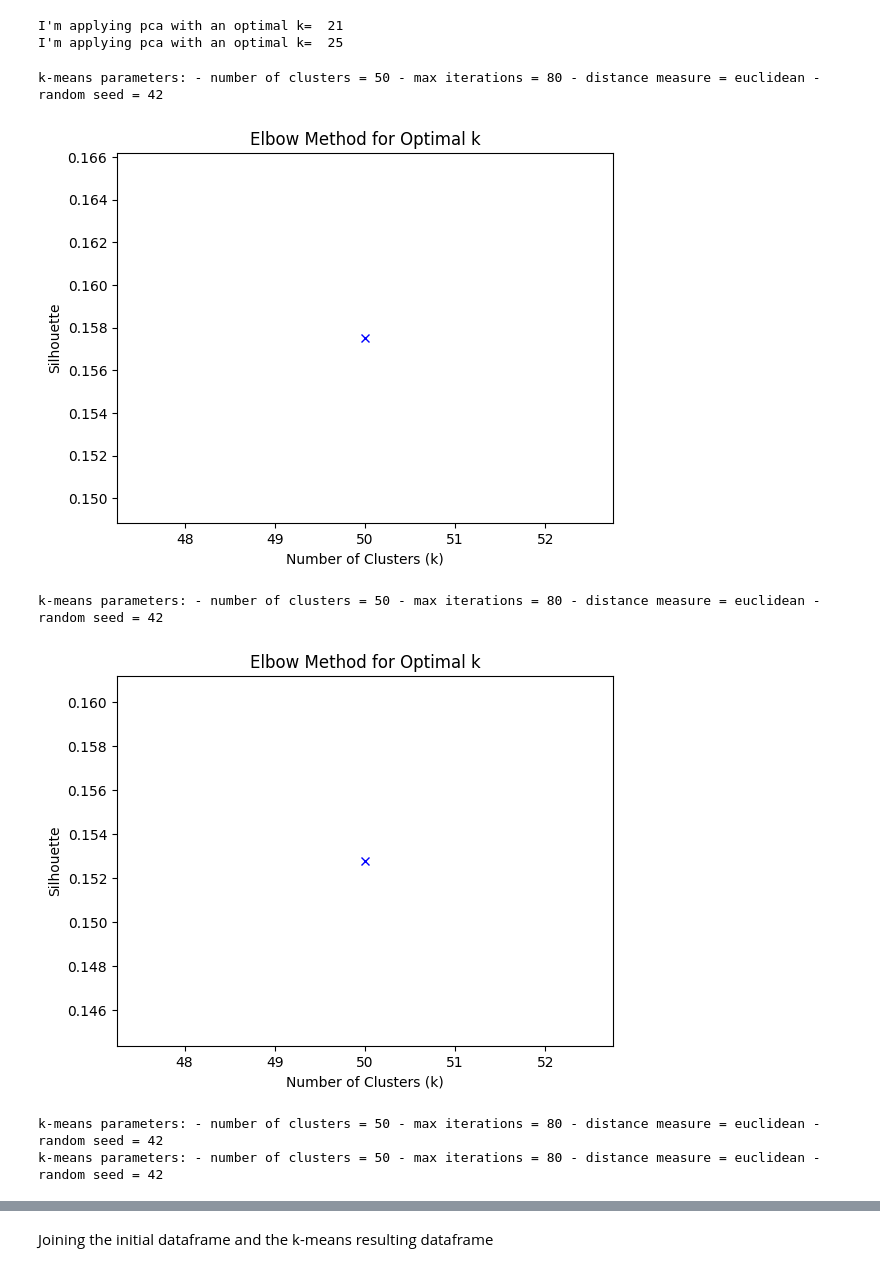
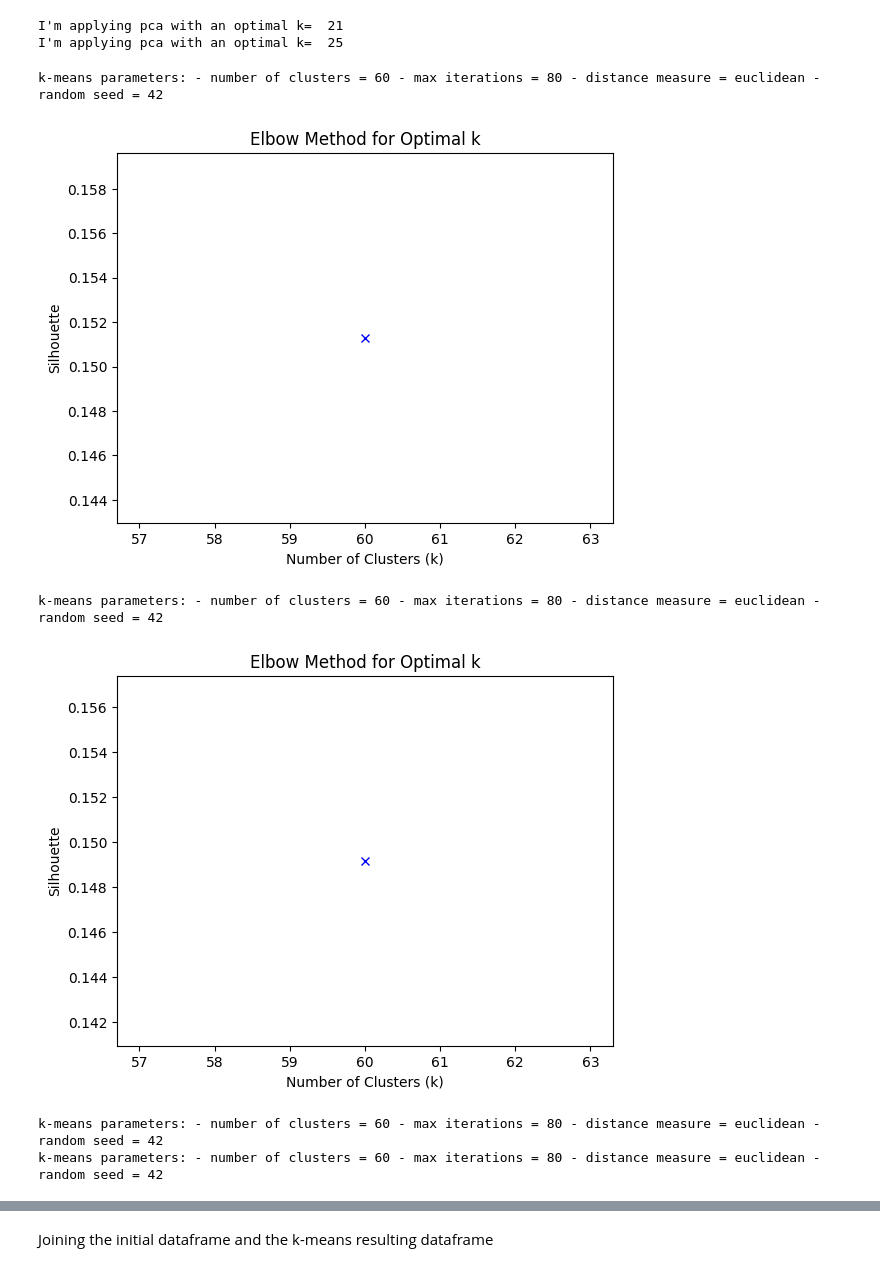
Before and after one commit to MarcoGuarino/Player-Valuation-Forecasting-and-Talent-Scouting, a Jupyter notebook: task2.ipynb, the cells around one changed output, grey strips where cells are left out. Saved outputs shown, nothing was run; the diff lists cells and outputs as text; code cells hidden in the pictures.

```diff
--- a/task2.ipynb
+++ b/task2.ipynb
@@ -552,13 +552,13 @@ I'm applying pca with an optimal k=  21
 I'm applying pca with an optimal k=  25
 # %%
 # def applying_elbow(df, features_col="pcaFeatures", prediction_col="cluster", min_k=60, max_k=100, random_seed=RANDOM_SEED):
-clustering_results1 = applying_elbow(df1_pca, features_col="pcaFeatures", prediction_col="cluster", min_k=50, max_k=51, random_seed=RANDOM_SEED)
-clustering_results2 = applying_elbow(df2_pca, features_col="pcaFeatures", prediction_col="cluster", min_k=50, max_k=51, random_seed=RANDOM_SEED)
+clustering_results1 = applying_elbow(df1_pca, features_col="pcaFeatures", prediction_col="cluster", min_k=60, max_k=61, random_seed=RANDOM_SEED)
+clustering_results2 = applying_elbow(df2_pca, features_col="pcaFeatures", prediction_col="cluster", min_k=60, max_k=61, random_seed=RANDOM_SEED)
 # %% [output]
-k-means parameters: - number of clusters = 50 - max iterations = 80 - distance measure = euclidean - random seed = 42
+k-means parameters: - number of clusters = 60 - max iterations = 80 - distance measure = euclidean - random seed = 42
-[figure, old version]
+[figure, new version]
-k-means parameters: - number of clusters = 50 - max iterations = 80 - distance measure = euclidean - random seed = 42
+k-means parameters: - number of clusters = 60 - max iterations = 80 - distance measure = euclidean - random seed = 42
-[figure, old version]
+[figure, new version]
 # %%
 # obtain the key of the max items of clustering_results
 k_clustering1 = list(dict(sorted(clustering_results1.items(), key=lambda item: item[1], reverse=True)))[0]
@@ -567,8 +567,8 @@ k_clustering2 = list(dict(sorted(clustering_results2.items(), key=lambda item: i
 model1, df_clusters1 = k_means(df1_pca, k_clustering1, features_col="pcaFeatures", prediction_col="cluster", random_seed=RANDOM_SEED) # k_clustering or we can choose the number of clusters
 model2, df_clusters2 = k_means(df2_pca, k_clustering2, features_col="pcaFeatures", prediction_col="cluster", random_seed=RANDOM_SEED) # k_clustering or we can choose the number of clusters
 # %% [output]
-k-means parameters: - number of clusters = 50 - max iterations = 80 - distance measure = euclidean - random seed = 42
-k-means parameters: - number of clusters = 50 - max iterations = 80 - distance measure = euclidean - random seed = 42
+k-means parameters: - number of clusters = 60 - max iterations = 80 - distance measure = euclidean - random seed = 42
+k-means parameters: - number of clusters = 60 - max iterations = 80 - distance measure = euclidean - random seed = 42
 # %%
 df_clusters1 = df_clusters1.withColumn("features", df_clusters1["pcaFeatures"]) # we need to do this because the function evaluate_k_means needs a column named "features"
 df_clusters2 = df_clusters2.withColumn("features", df_clusters2["pcaFeatures"]) # we need to do this because the function evaluate_k_means needs a column named "features"
```
Also changed, not shown: parts of 18 cells of this notebook, 1 other file.
